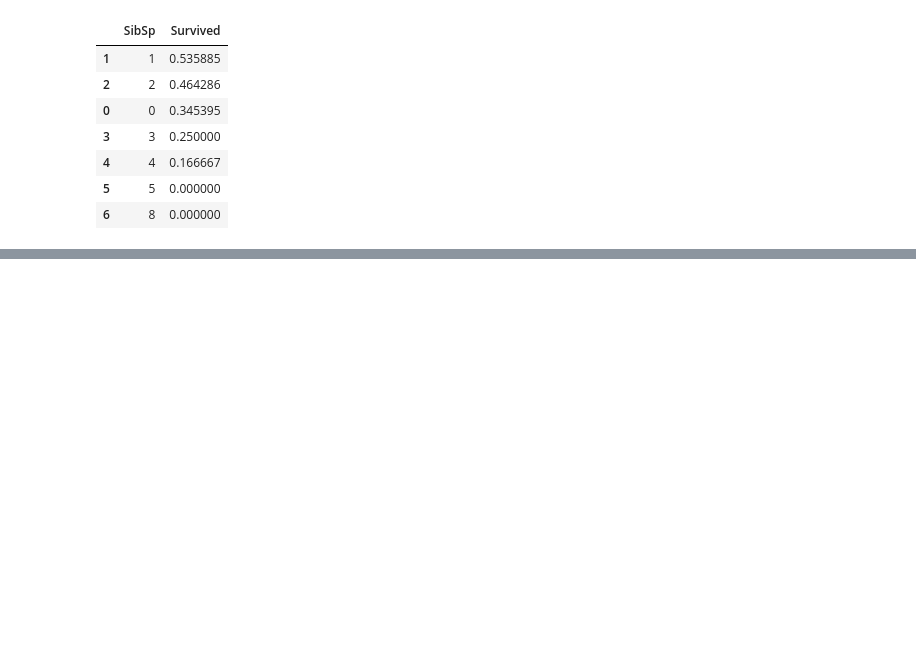
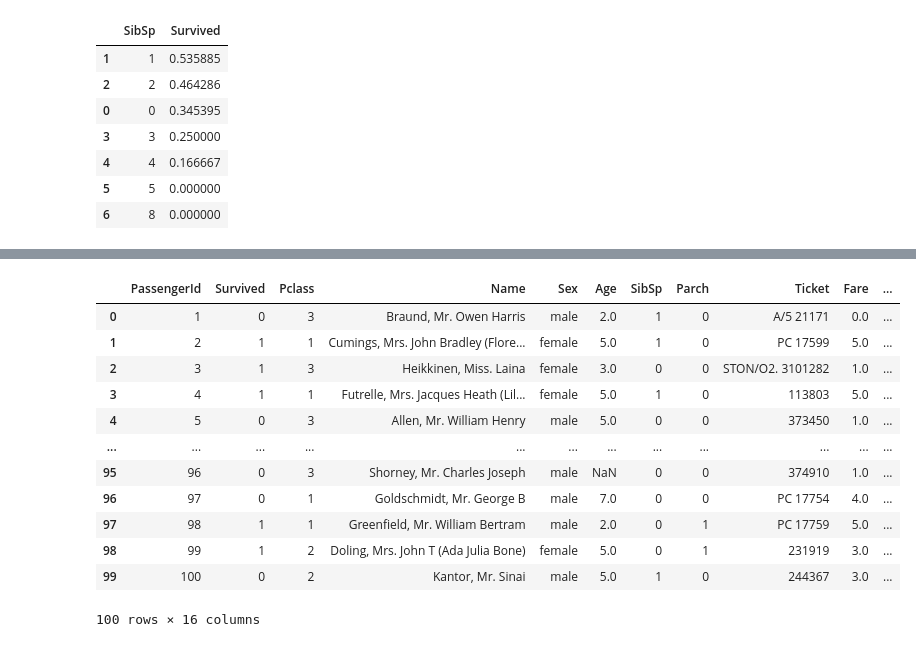
Before and after one commit to mitheko/titanic-dataset-project, a Jupyter notebook: test_environment.ipynb, the cells around one changed output, grey strips where cells are left out. Cells and saved outputs as stored; diff of their text form; code cells hidden in the pictures; blank space fills up the shorter version.

```diff
--- a/test_environment.ipynb
+++ b/test_environment.ipynb
@@ -154,0 +253,3 @@ train_df.groupby('FamilySize', as_index=False)['Survived'].mean().sort_values
+# %%
+train_df['Fare_cut']=pd.qcut(train_df['Fare'], q=6)
+test_df['Fare_cut']=pd.qcut(test_df['Fare'], q=6)
@@ -154,0 +266,29 @@ train_df.groupby('FamilySize', as_index=False)['Survived'].mean().sort_values
+# %%
+train_df.loc[train_df['Fare']<=7.775, 'Fare']=0
+train_df.loc[(train_df['Fare']>7.775) & (train_df['Fare']<=8.662), 'Fare']=1
+train_df.loc[(train_df['Fare']>8.662) & (train_df['Fare']<=14.454), 'Fare']=2
+train_df.loc[(train_df['Fare']>14.454) & (train_df['Fare']<=26.0), 'Fare']=3
+train_df.loc[(train_df['Fare']>26.0) & (train_df['Fare']<=52.0), 'Fare']=4
+train_df.loc[(train_df['Fare']>52.0) & (train_df['Fare']<=512.3292), 'Fare']=5
+
+test_df.loc[test_df['Fare']<=7.775, 'Fare']=0
+test_df.loc[(test_df['Fare']>7.775) & (test_df['Fare']<=14.454), 'Fare']=2
+test_df.loc[(test_df['Fare']>14.454) & (test_df['Fare']<=26.0), 'Fare']=3
+test_df.loc[(test_df['Fare']>26.0) & (test_df['Fare']<=52.0), 'Fare']=4
+test_df.loc[(test_df['Fare']>52.0) & (test_df['Fare']<=512.3292), 'Fare']=5
+# %%
+train_df.head(100)
+# %% [output]
+|  | PassengerId | Survived | Pclass | Name | Sex | Age | SibSp | Parch | Ticket | Fare | ... |
+| 0 | 1 | 0 | 3 | Braund, Mr. Owen Harris | male | 2.0 | 1 | 0 | A/5 21171 | 0.0 | ... |
+| 1 | 2 | 1 | 1 | Cumings, Mrs. John Bradley (Flore... | female | 5.0 | 1 | 0 | PC 17599 | 5.0 | ... |
+| 2 | 3 | 1 | 3 | Heikkinen, Miss. Laina | female | 3.0 | 0 | 0 | STON/O2. 3101282 | 1.0 | ... |
+| 3 | 4 | 1 | 1 | Futrelle, Mrs. Jacques Heath (Lil... | female | 5.0 | 1 | 0 | 113803 | 5.0 | ... |
+| 4 | 5 | 0 | 3 | Allen, Mr. William Henry | male | 5.0 | 0 | 0 | 373450 | 1.0 | ... |
+| ... | ... | ... | ... | ... | ... | ... | ... | ... | ... | ... | ... |
+| 95 | 96 | 0 | 3 | Shorney, Mr. Charles Joseph | male | NaN | 0 | 0 | 374910 | 1.0 | ... |
+| 96 | 97 | 0 | 1 | Goldschmidt, Mr. George B | male | 7.0 | 0 | 0 | PC 17754 | 4.0 | ... |
+| 97 | 98 | 1 | 1 | Greenfield, Mr. William Bertram | male | 2.0 | 0 | 1 | PC 17759 | 5.0 | ... |
+| 98 | 99 | 1 | 2 | Doling, Mrs. John T (Ada Julia Bone) | female | 5.0 | 0 | 1 | 231919 | 3.0 | ... |
+| 99 | 100 | 0 | 2 | Kantor, Mr. Sinai | male | 5.0 | 1 | 0 | 244367 | 3.0 | ... |
+100 rows × 16 columns
```
Also changed, not shown: parts of 22 cells of this notebook.
